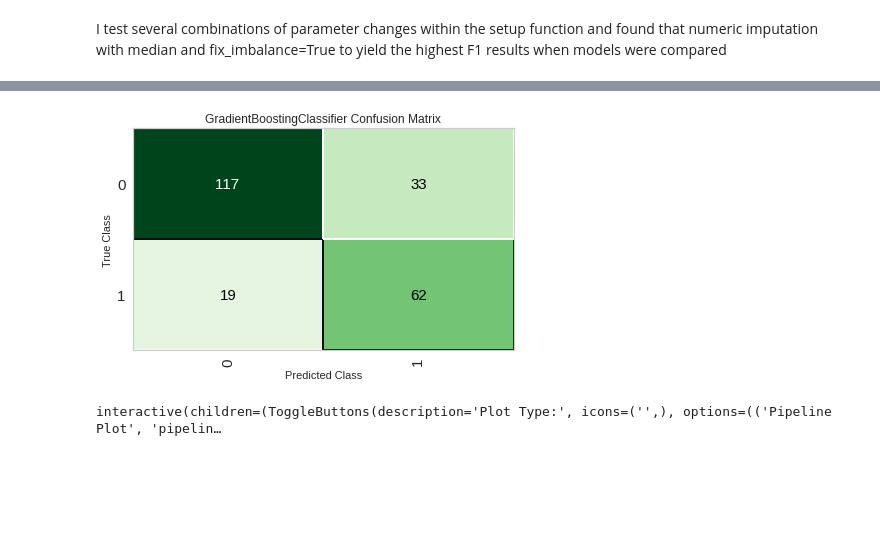
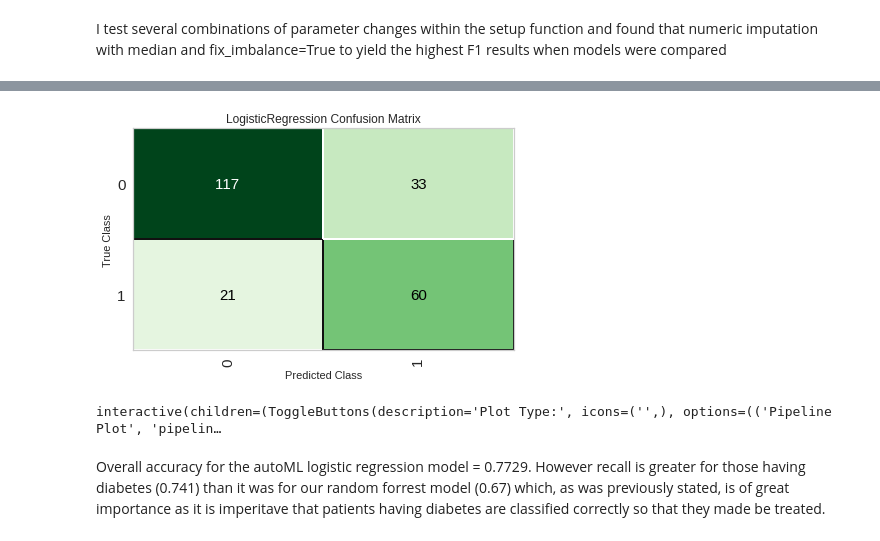
Before and after one commit to anderl23/Diabetes-Prediction-using-Maching-Learning-methods---Random-Forrest-and-AutoML---Louise-Anderson, a Jupyter notebook: ca4015_LouiseAnderson_assignment1.ipynb, the cells around one changed output, grey strips where cells are left out. Cells and saved outputs as stored; diff of their text form; code cells hidden in the pictures; blank space fills up the shorter version.

```diff
--- a/ca4015_LouiseAnderson_assignment1.ipynb
+++ b/ca4015_LouiseAnderson_assignment1.ipynb
@@ -328,6 +332,6 @@ GradientBoostingClassifier(ccp_alpha=0.0, criterion='friedman_mse', init=None,
 # %%
 # create_model
-gbc = create_model('gbc')
+lr = create_model('lr')
 # %% [output]
 [interactive output not drawn]
 |  | Accuracy | AUC | Recall | Prec. | F1 | Kappa | MCC |
@@ -399,6 +419,6 @@ plot_model(tuned_gbc)
 # %%
-plot_model(tuned_gbc, plot='confusion_matrix')
+plot_model(lr, plot='confusion_matrix')
 # %% [output]
 [interactive output not drawn]
-[figure, old version]
+[figure, new version]
 # %%
@@ -406,2 +426,4 @@ evaluate_model(tuned_gbc)
 # %% [output]
 interactive(children=(ToggleButtons(description='Plot Type:', icons=('',), options=(('Pipeline Plot', 'pipelin…
+# %% [markdown]
+Overall accuracy for the autoML logistic regression model = 0.7729. However recall is greater for those having diabetes (0.741) than it was for our random forrest model (0.67) which, as was previously stated, is of great importance as it is imperitave that patients having diabetes are classified correctly so that they made be treated.
```
Also changed, not shown: parts of 18 cells of this notebook.
